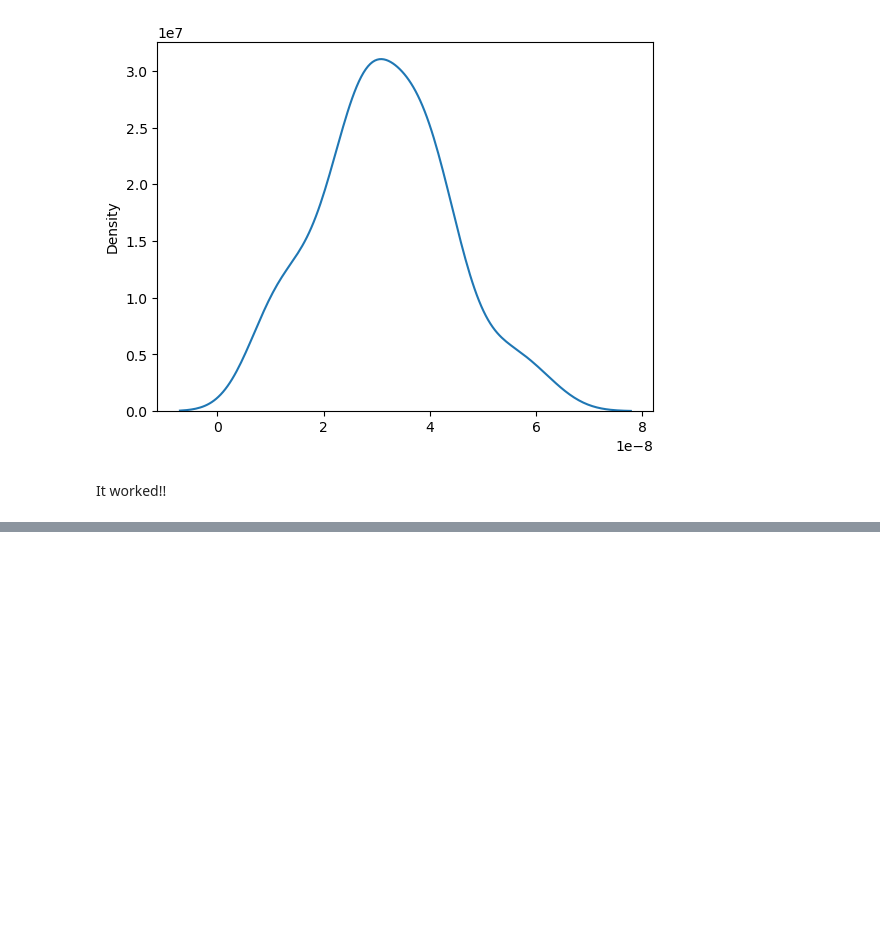
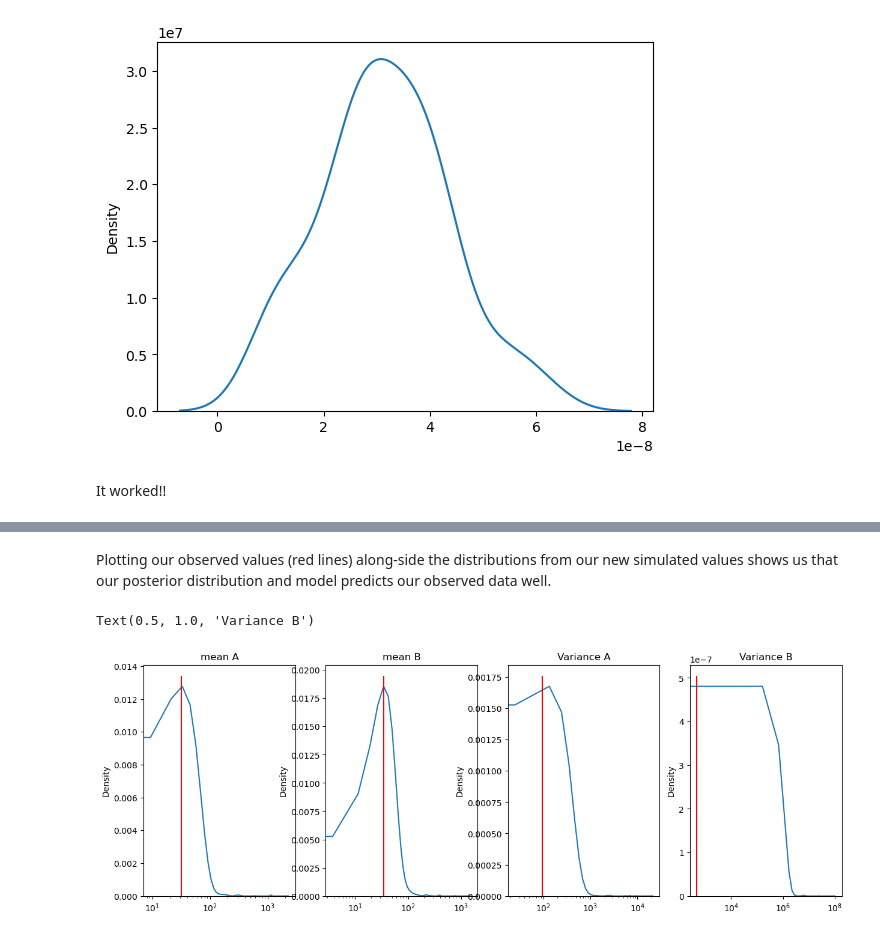
Before and after one commit to AlecJacobsen/Simulation_for_Biologists, a Jupyter notebook: Approximate_Bayesian_Computation/ABC_notes.ipynb, the cells around one changed output, grey strips where cells are left out. Cells and saved outputs as stored; diff of their text form; code cells hidden in the pictures; blank space fills up the shorter version.

```diff
--- a/Approximate_Bayesian_Computation/ABC_notes.ipynb
+++ b/Approximate_Bayesian_Computation/ABC_notes.ipynb
@@ -274,0 +279,22 @@ It worked!!
+# %%
+ppc = np.empty((1000,4))
+for i in tqdm(range(1000)):
+    mu = np.random.choice(post)
+    ppc[i,:] = sim_ld(T = T, mu = mu, n_0 = n_0, n_sample = n_sample, r = r).simulate_spo_model()
+# %% [markdown]
+Plotting our observed values (red lines) along-side the distributions from our new simulated values shows us that our posterior distribution and model predicts our observed data well.
+# %%
+fig, axs = plt.subplots(1,4, figsize = (15,5))
+
+for i, ax in enumerate(axs):
+    sns.kdeplot(ppc[:,i],ax = ax)
+    ax.set_xscale('log')
+    ax.vlines(truth[i],ax.get_ylim()[0],ax.get_ylim()[1], color = 'red')
+
+axs[0].set_title('mean A')
+axs[1].set_title('mean B')
+axs[2].set_title('Variance A')
+axs[3].set_title('Variance B')
+# %% [output]
+Text(0.5, 1.0, 'Variance B')
+[figure, added]
```
Also changed, not shown: parts of 1 cell of this notebook.
